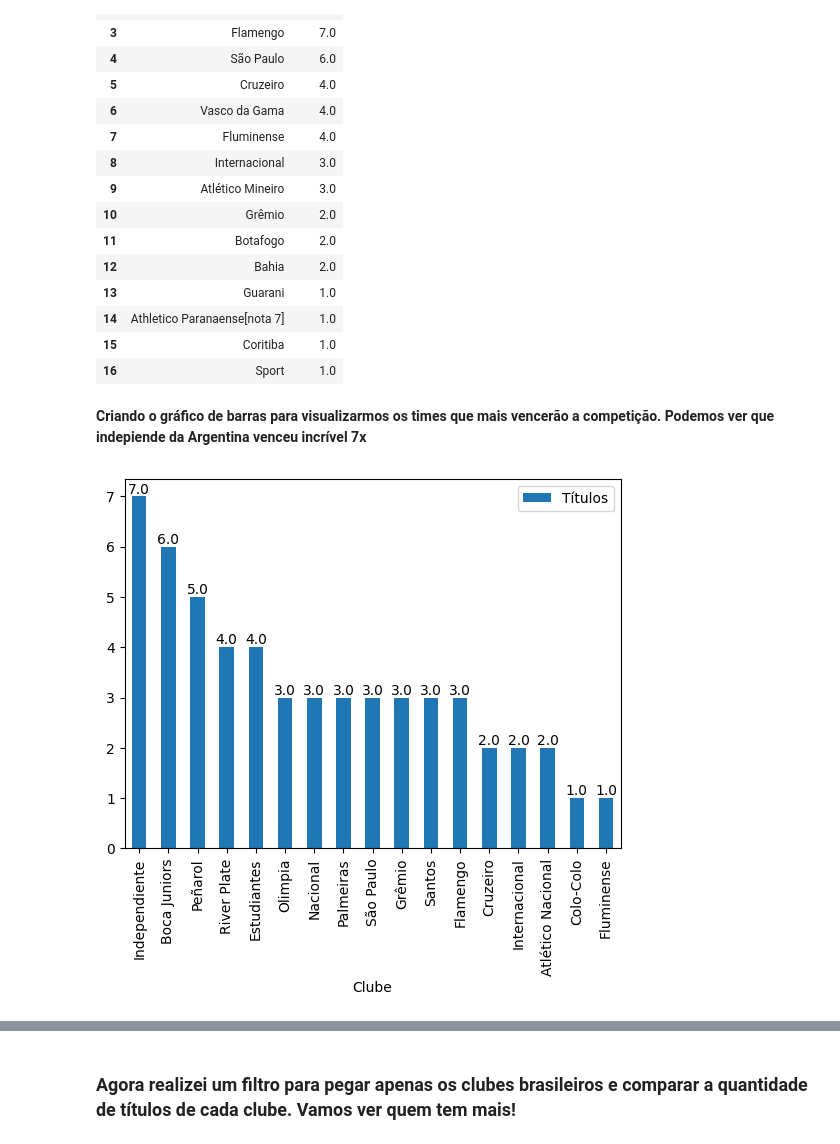
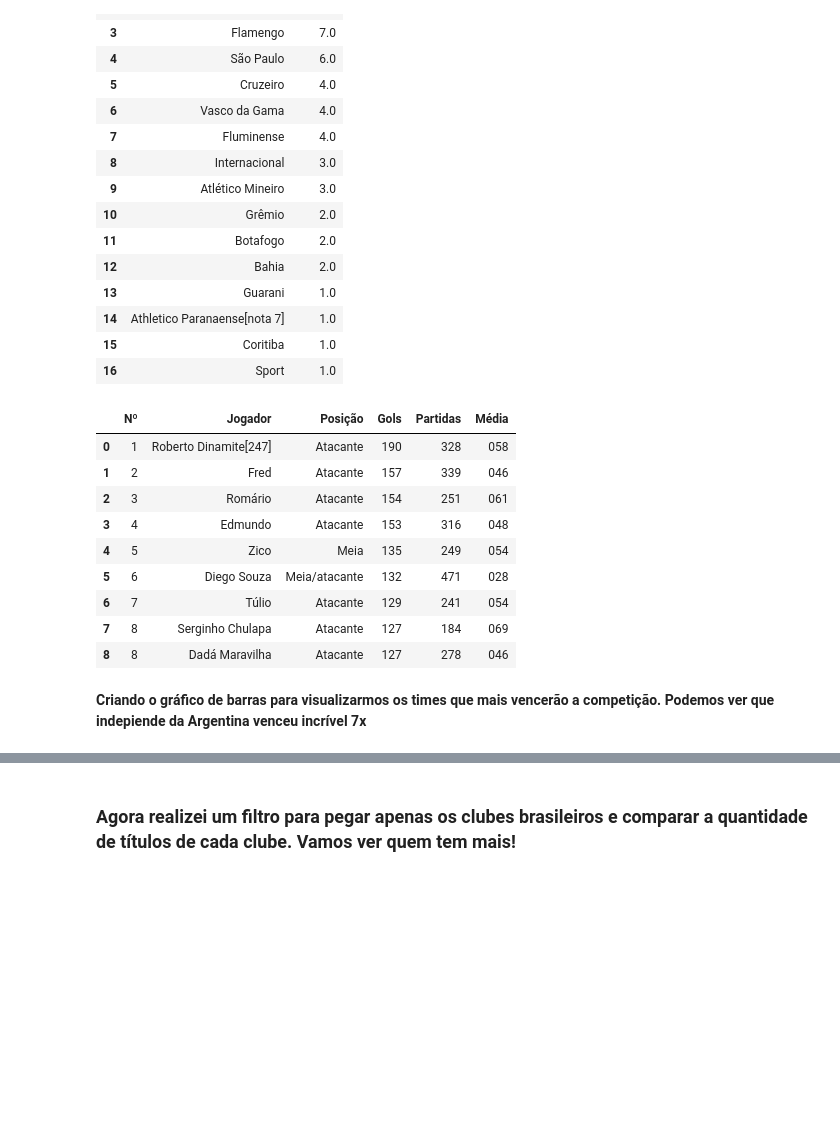
Before and after one commit to hugodevelopment/Web-Scraping, a Jupyter notebook: Análise_Histórica_Brasileirão.ipynb, the cells around one changed output, grey strips where cells are left out. Drawn from its saved outputs; the diff is of its cells as text; code cells hidden in the pictures; blank space fills up the shorter version.

```diff
--- a/Análise_Histórica_Brasileirão.ipynb
+++ b/Análise_Histórica_Brasileirão.ipynb
@@ -248,9 +248,36 @@ top_vencedores
 | 14 | Athletico Paranaense[nota 7] | 1.0 |
 | 15 | Coritiba | 1.0 |
 | 16 | Sport | 1.0 |
+# %%
+import pandas as pd
+import requests
+from bs4 import BeautifulSoup
+
+page = requests.get('https://pt.wikipedia.org/wiki/Campeonato_Brasileiro_de_Futebol').text
+soup = BeautifulSoup(page, 'html.parser')
+
+# Target the table by its class
+table = soup.find_all('table', class_='wikitable sortable')
+
+# If the table is found, proceed to parse it using pandas.read_html
+if table:
+  df = pd.read_html(str(table),header=0)[6]
+  tabela_wiki = pd.DataFrame(df)
+  tabela_wiki
+else:
+  print("Table not found!")
+# %%
+tabela_wiki.head(9)
+# %% [output]
+|  | Nº | Jogador | Posição | Gols | Partidas | Média |
+| 0 | 1 | Roberto Dinamite[247] | Atacante | 190 | 328 | 058 |
+| 1 | 2 | Fred | Atacante | 157 | 339 | 046 |
+| 2 | 3 | Romário | Atacante | 154 | 251 | 061 |
+| 3 | 4 | Edmundo | Atacante | 153 | 316 | 048 |
+| 4 | 5 | Zico | Meia | 135 | 249 | 054 |
+| 5 | 6 | Diego Souza | Meia/atacante | 132 | 471 | 028 |
+| 6 | 7 | Túlio | Atacante | 129 | 241 | 054 |
+| 7 | 8 | Serginho Chulapa | Atacante | 127 | 184 | 069 |
+| 8 | 8 | Dadá Maravilha | Atacante | 127 | 278 | 046 |
 # %% [markdown]
 **Criando o gráfico de barras para visualizarmos os times que mais vencerão a competição. Podemos ver que indepiende da Argentina venceu incrível 7x**
-# %%
-grafico_barras(top_17_winners,'Clube','Títulos')
-# %% [output]
-[figure, removed]
```
Also changed, not shown: parts of 16 cells of this notebook.
